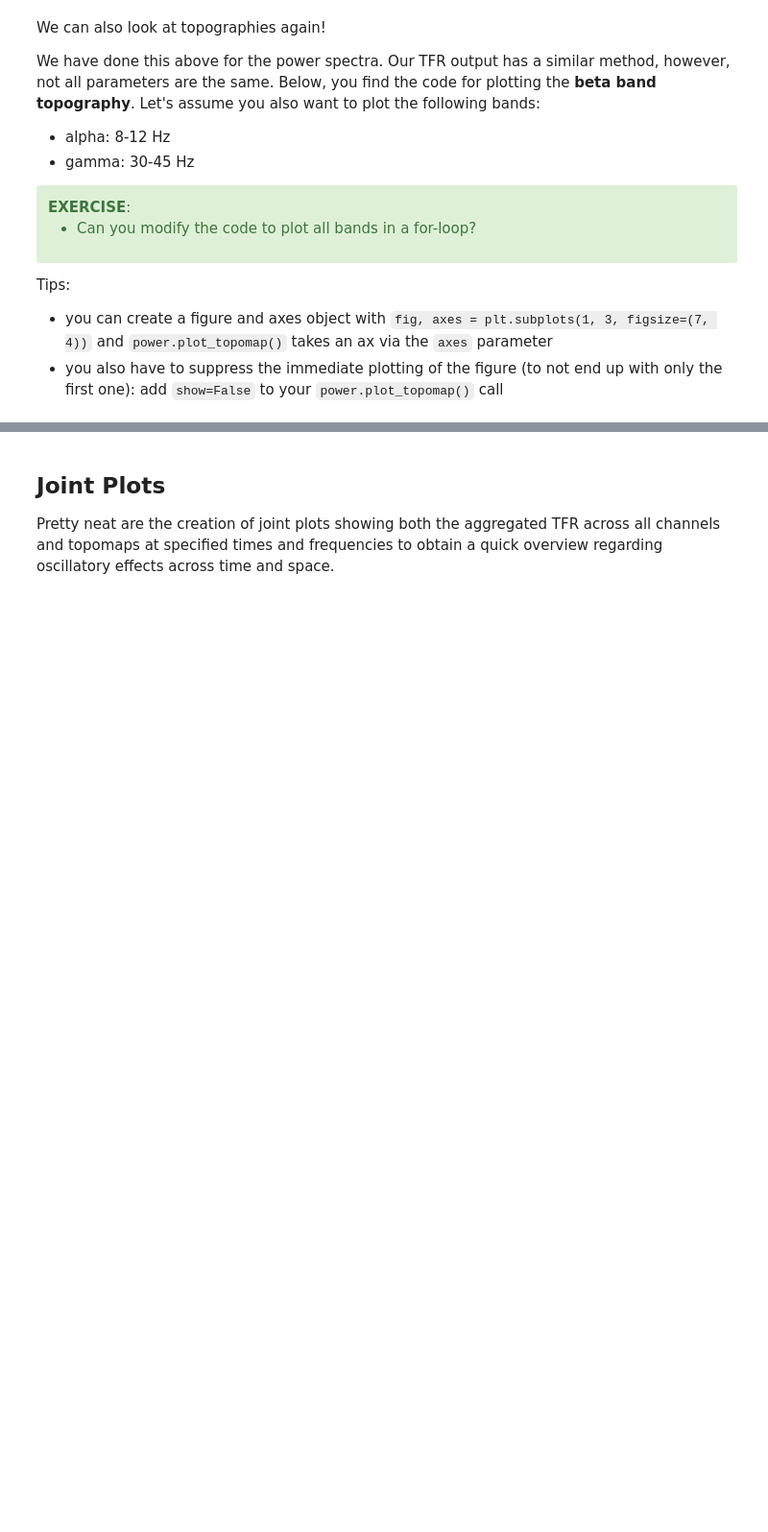
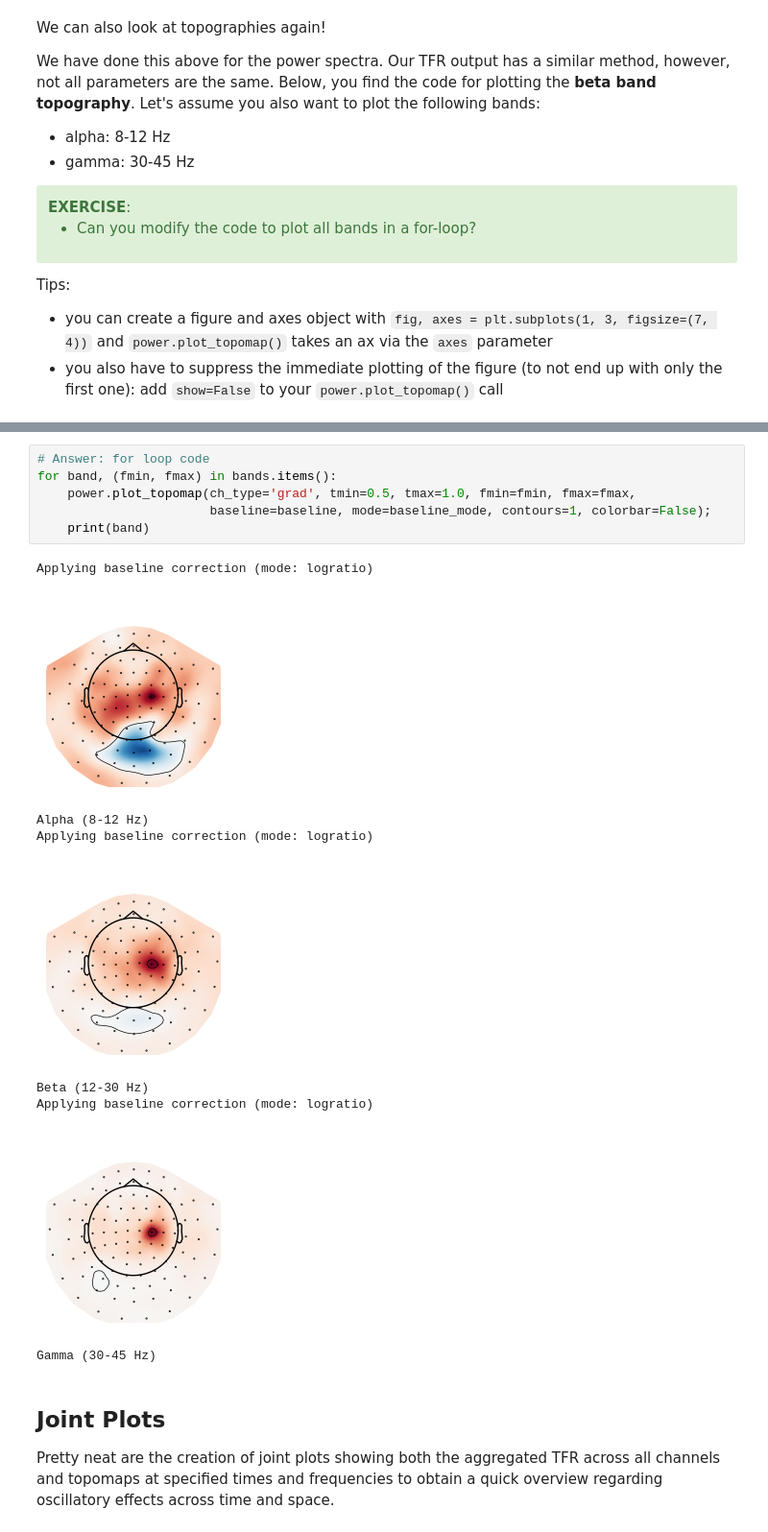
Before and after one commit to timdressler/mne_workshop_oldenburg, a Jupyter notebook: intro_to_mne/Time_frequency_analysis.ipynb, the cells around one changed output, grey strips where cells are left out. Shown at 96% size. Saved outputs shown, nothing was run; the diff lists cells and outputs as text; blank space fills up the shorter version.

```diff
--- a/intro_to_mne/Time_frequency_analysis.ipynb
+++ b/intro_to_mne/Time_frequency_analysis.ipynb
@@ -310,3 +515,19 @@ power.plot_topomap(ch_type='grad', tmin=0.5, tmax=1.0, fmin=13., fmax=30.,
+# %%
+# Answer: for loop code
+for band, (fmin, fmax) in bands.items():
+    power.plot_topomap(ch_type='grad', tmin=0.5, tmax=1.0, fmin=fmin, fmax=fmax,
+                       baseline=baseline, mode=baseline_mode, contours=1, colorbar=False);
+    print(band)
+# %% [output]
+Applying baseline correction (mode: logratio)
+[figure, added]
+Alpha (8-12 Hz)
+Applying baseline correction (mode: logratio)
+[figure, added]
+Beta (12-30 Hz)
+Applying baseline correction (mode: logratio)
+[figure, added]
+Gamma (30-45 Hz)
 # %% [markdown]
 ## Joint Plots
 
```
Also changed, not shown: parts of 32 cells of this notebook, 1 other file.
